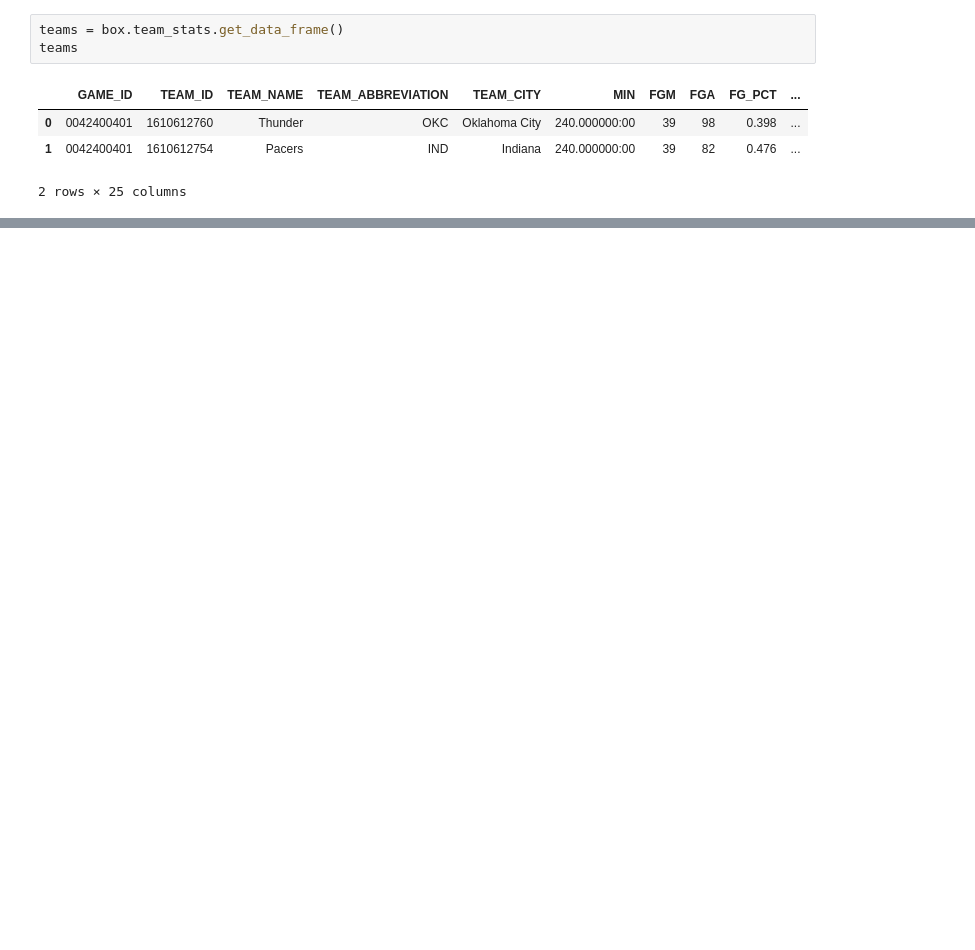
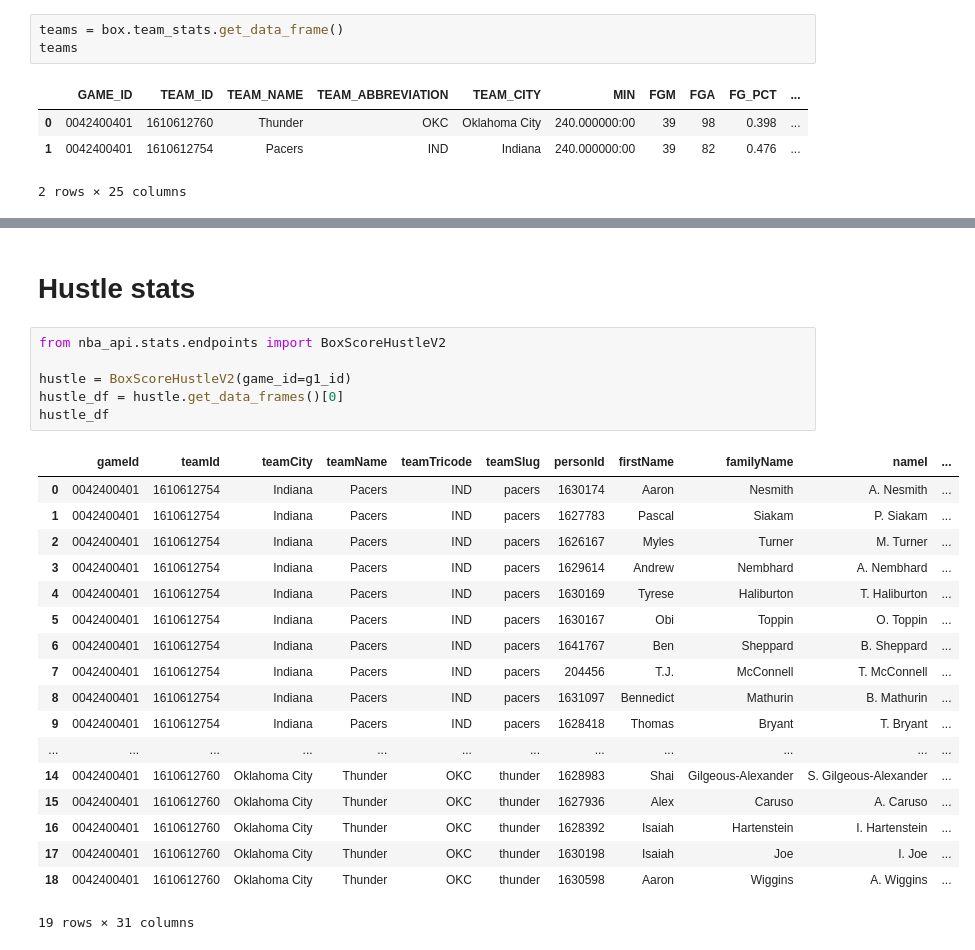
Before and after one commit to Medha-Subramaniyan/game1, a Jupyter notebook: g1.ipynb, the cells around one changed output, grey strips where cells are left out. Cells and saved outputs as stored; diff of their text form; blank space fills up the shorter version.

Commit message:
hustle/play by play

```diff
--- a/g1.ipynb
+++ b/g1.ipynb
@@ -53,0 +102,27 @@ teams
+# %% [markdown]
+# Hustle stats
+# %%
+from nba_api.stats.endpoints import BoxScoreHustleV2
+
+hustle = BoxScoreHustleV2(game_id=g1_id)
+hustle_df = hustle.get_data_frames()[0]
+hustle_df
+# %% [output]
+|  | gameId | teamId | teamCity | teamName | teamTricode | teamSlug | personId | firstName | familyName | nameI | ... |
+| 0 | 0042400401 | 1610612754 | Indiana | Pacers | IND | pacers | 1630174 | Aaron | Nesmith | A. Nesmith | ... |
+| 1 | 0042400401 | 1610612754 | Indiana | Pacers | IND | pacers | 1627783 | Pascal | Siakam | P. Siakam | ... |
+| 2 | 0042400401 | 1610612754 | Indiana | Pacers | IND | pacers | 1626167 | Myles | Turner | M. Turner | ... |
+| 3 | 0042400401 | 1610612754 | Indiana | Pacers | IND | pacers | 1629614 | Andrew | Nembhard | A. Nembhard | ... |
+| 4 | 0042400401 | 1610612754 | Indiana | Pacers | IND | pacers | 1630169 | Tyrese | Haliburton | T. Haliburton | ... |
+| 5 | 0042400401 | 1610612754 | Indiana | Pacers | IND | pacers | 1630167 | Obi | Toppin | O. Toppin | ... |
+| 6 | 0042400401 | 1610612754 | Indiana | Pacers | IND | pacers | 1641767 | Ben | Sheppard | B. Sheppard | ... |
+| 7 | 0042400401 | 1610612754 | Indiana | Pacers | IND | pacers | 204456 | T.J. | McConnell | T. McConnell | ... |
+| 8 | 0042400401 | 1610612754 | Indiana | Pacers | IND | pacers | 1631097 | Bennedict | Mathurin | B. Mathurin | ... |
+| 9 | 0042400401 | 1610612754 | Indiana | Pacers | IND | pacers | 1628418 | Thomas | Bryant | T. Bryant | ... |
+| ... | ... | ... | ... | ... | ... | ... | ... | ... | ... | ... | ... |
+| 14 | 0042400401 | 1610612760 | Oklahoma City | Thunder | OKC | thunder | 1628983 | Shai | Gilgeous-Alexander | S. Gilgeous-Alexander | ... |
+| 15 | 0042400401 | 1610612760 | Oklahoma City | Thunder | OKC | thunder | 1627936 | Alex | Caruso | A. Caruso | ... |
+| 16 | 0042400401 | 1610612760 | Oklahoma City | Thunder | OKC | thunder | 1628392 | Isaiah | Hartenstein | I. Hartenstein | ... |
+| 17 | 0042400401 | 1610612760 | Oklahoma City | Thunder | OKC | thunder | 1630198 | Isaiah | Joe | I. Joe | ... |
+| 18 | 0042400401 | 1610612760 | Oklahoma City | Thunder | OKC | thunder | 1630598 | Aaron | Wiggins | A. Wiggins | ... |
+19 rows × 31 columns
```
Also changed, not shown: parts of 9 cells of this notebook.
